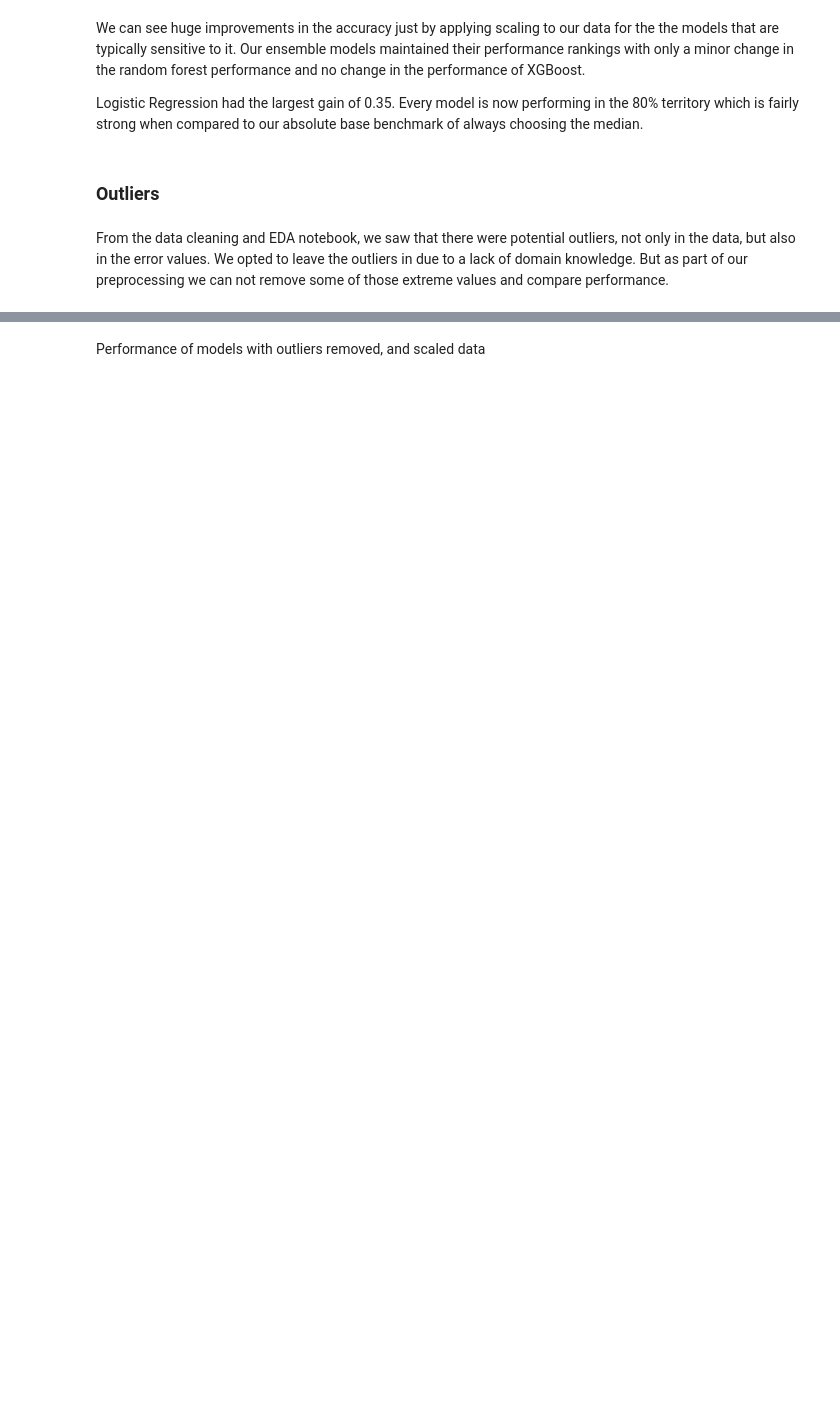
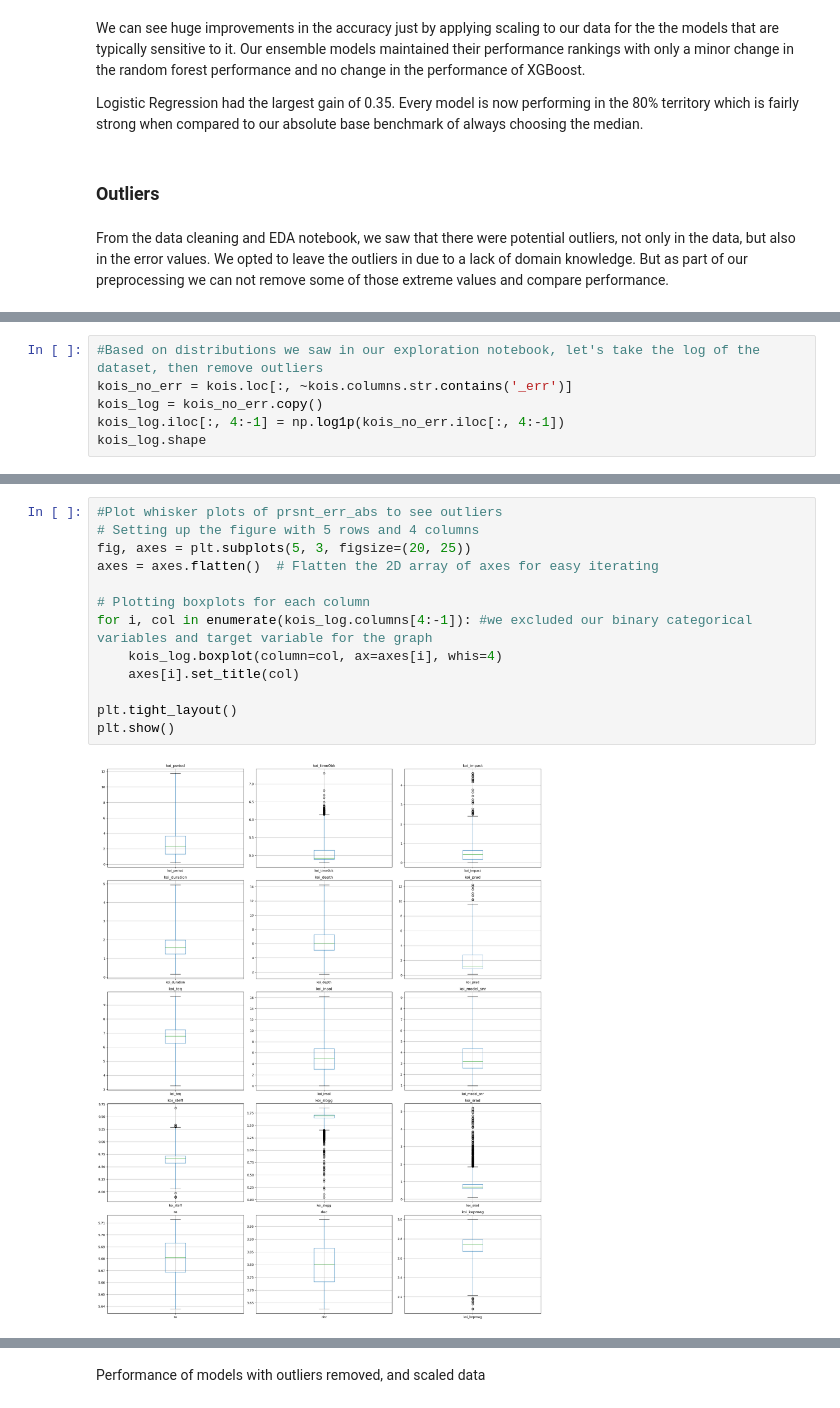
Before and after one commit to adrianveen/lhl_final_project, a Jupyter notebook: notebooks/preprocessing.ipynb, the cells around one changed output, grey strips where cells are left out. Cells and saved outputs as stored; diff of their text form; blank space fills up the shorter version.

Commit message:
finished preprocessing nb. Saved final model via pickle. Saved pairplot image

```diff
--- a/notebooks/preprocessing.ipynb
+++ b/notebooks/preprocessing.ipynb
@@ -348,0 +351,6 @@ kois_no_outliers = kois[~outliers.any(axis=1)]
+# %%
+#Based on distributions we saw in our exploration notebook, let's take the log of the dataset, then remove outliers
+kois_no_err = kois.loc[:, ~kois.columns.str.contains('_err')]
+kois_log = kois_no_err.copy()
+kois_log.iloc[:, 4:-1] = np.log1p(kois_no_err.iloc[:, 4:-1])
+kois_log.shape
@@ -348,0 +366,15 @@ kois_no_outliers = kois[~outliers.any(axis=1)]
+# %%
+#Plot whisker plots of prsnt_err_abs to see outliers
+# Setting up the figure with 5 rows and 4 columns
+fig, axes = plt.subplots(5, 3, figsize=(20, 25))
+axes = axes.flatten()  # Flatten the 2D array of axes for easy iterating
+
+# Plotting boxplots for each column
+for i, col in enumerate(kois_log.columns[4:-1]): #we excluded our binary categorical variables and target variable for the graph
+    kois_log.boxplot(column=col, ax=axes[i], whis=4)
+    axes[i].set_title(col)
+
+plt.tight_layout()
+plt.show()
+# %% [output]
+[figure, added]
```
Also changed, not shown: parts of 82 cells of this notebook, 2 other files.
